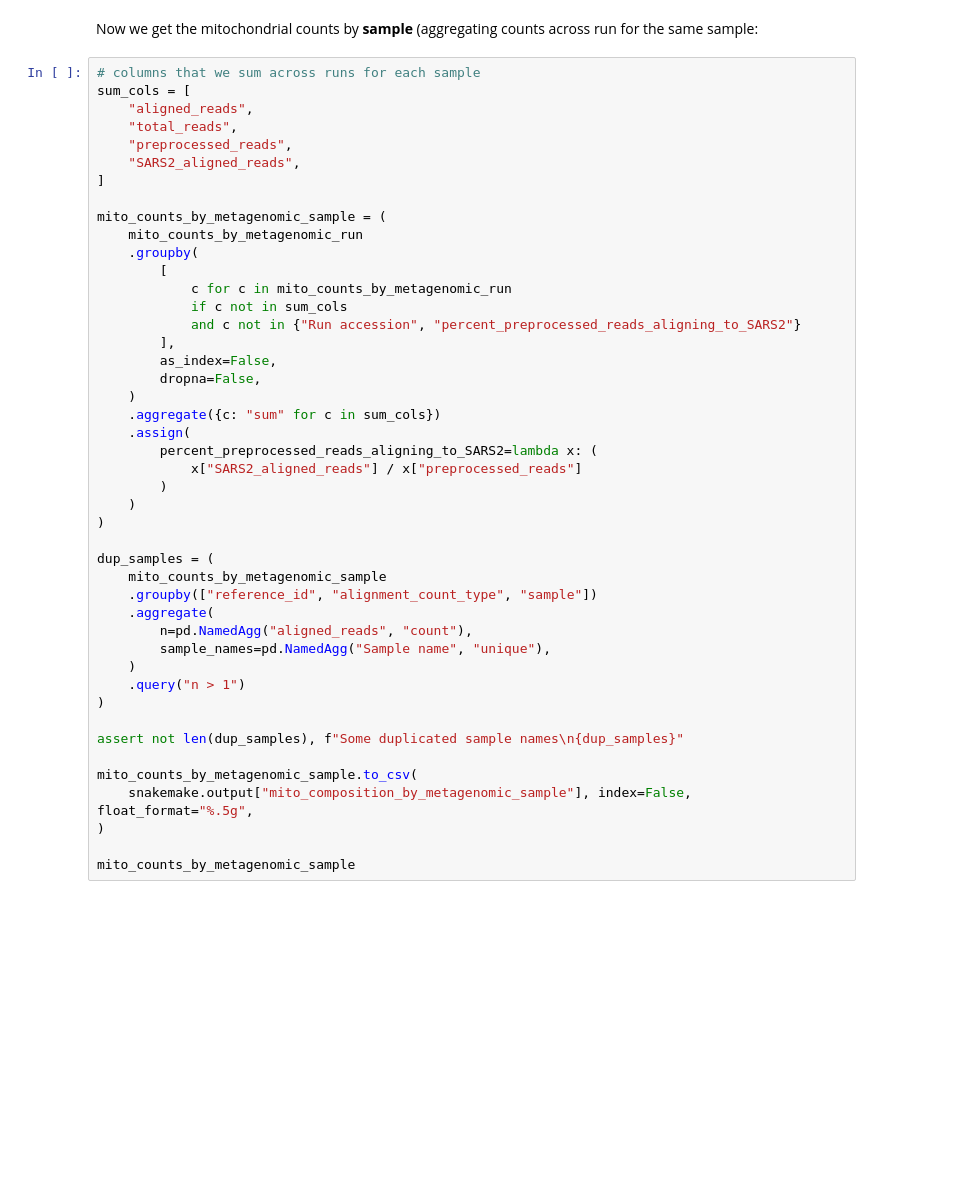
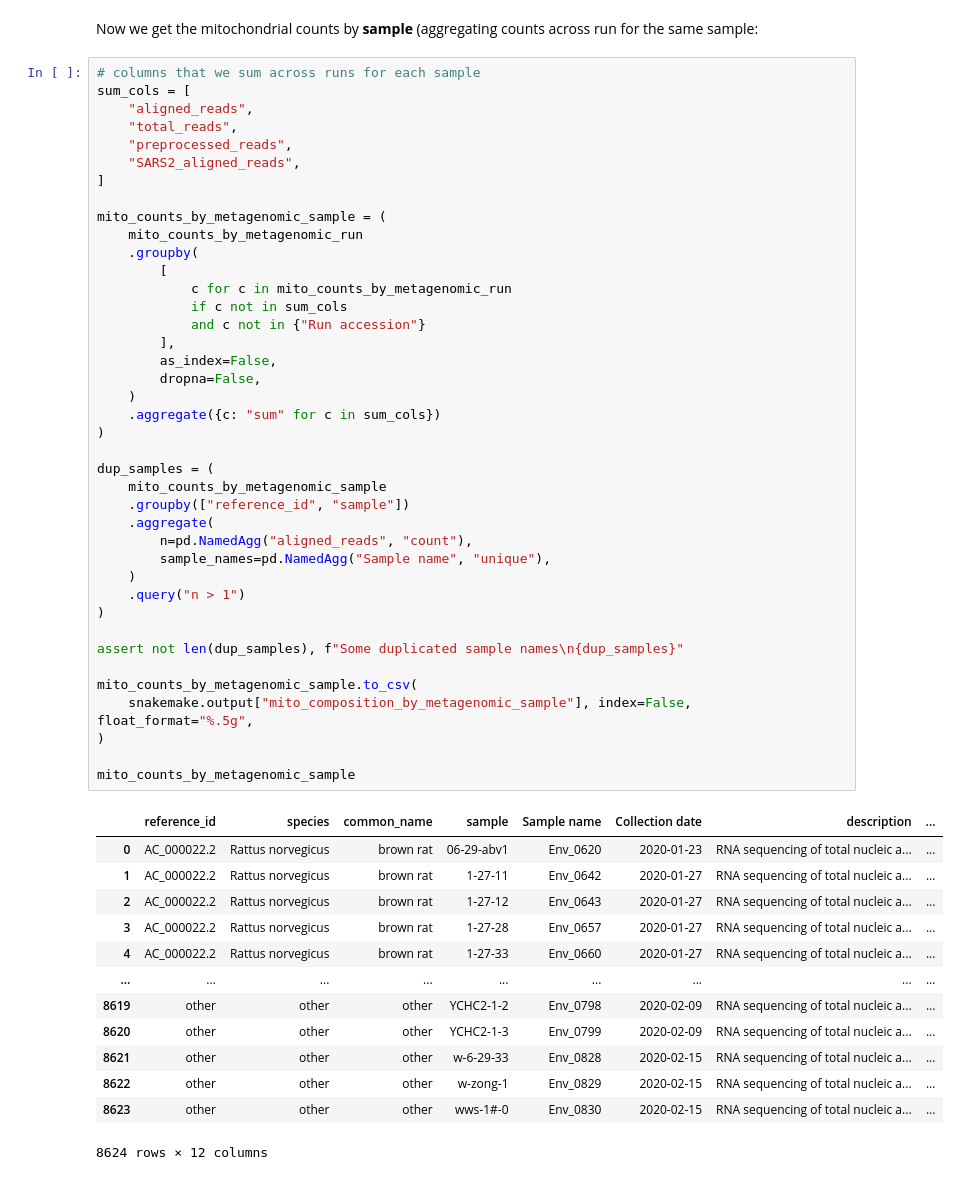
Before and after one commit to jbloom/Huanan_market_samples, a Jupyter notebook: notebooks/aggregate_all_counts.py.ipynb, the cells around one changed output. Drawn from its saved outputs; the diff is of its cells as text; blank space fills up the shorter version.

```diff
--- a/notebooks/aggregate_all_counts.py.ipynb
+++ b/notebooks/aggregate_all_counts.py.ipynb
@@ -330,37 +453,46 @@ sum_cols = [
 
 mito_counts_by_metagenomic_sample = (
     mito_counts_by_metagenomic_run
     .groupby(
         [
             c for c in mito_counts_by_metagenomic_run
             if c not in sum_cols
-            and c not in {"Run accession", "percent_preprocessed_reads_aligning_to_SARS2"}
+            and c not in {"Run accession"}
         ],
         as_index=False,
         dropna=False,
     )
     .aggregate({c: "sum" for c in sum_cols})
-    .assign(
-        percent_preprocessed_reads_aligning_to_SARS2=lambda x: (
-            x["SARS2_aligned_reads"] / x["preprocessed_reads"]
-        )
-    )
 )
 
 dup_samples = (
     mito_counts_by_metagenomic_sample
-    .groupby(["reference_id", "alignment_count_type", "sample"])
+    .groupby(["reference_id", "sample"])
     .aggregate(
         n=pd.NamedAgg("aligned_reads", "count"),
         sample_names=pd.NamedAgg("Sample name", "unique"),
     )
     .query("n > 1")
 )
 
 assert not len(dup_samples), f"Some duplicated sample names\n{dup_samples}"
 
 mito_counts_by_metagenomic_sample.to_csv(
     snakemake.output["mito_composition_by_metagenomic_sample"], index=False, float_format="%.5g",
 )
 
 mito_counts_by_metagenomic_sample
+# %% [output]
+|  | reference_id | species | common_name | sample | Sample name | Collection date | description | ... |
+| 0 | AC_000022.2 | Rattus norvegicus | brown rat | 06-29-abv1 | Env_0620 | 2020-01-23 | RNA sequencing of total nucleic a... | ... |
+| 1 | AC_000022.2 | Rattus norvegicus | brown rat | 1-27-11 | Env_0642 | 2020-01-27 | RNA sequencing of total nucleic a... | ... |
+| 2 | AC_000022.2 | Rattus norvegicus | brown rat | 1-27-12 | Env_0643 | 2020-01-27 | RNA sequencing of total nucleic a... | ... |
+| 3 | AC_000022.2 | Rattus norvegicus | brown rat | 1-27-28 | Env_0657 | 2020-01-27 | RNA sequencing of total nucleic a... | ... |
+| 4 | AC_000022.2 | Rattus norvegicus | brown rat | 1-27-33 | Env_0660 | 2020-01-27 | RNA sequencing of total nucleic a... | ... |
+| ... | ... | ... | ... | ... | ... | ... | ... | ... |
+| 8619 | other | other | other | YCHC2-1-2 | Env_0798 | 2020-02-09 | RNA sequencing of total nucleic a... | ... |
+| 8620 | other | other | other | YCHC2-1-3 | Env_0799 | 2020-02-09 | RNA sequencing of total nucleic a... | ... |
+| 8621 | other | other | other | w-6-29-33 | Env_0828 | 2020-02-15 | RNA sequencing of total nucleic a... | ... |
+| 8622 | other | other | other | w-zong-1 | Env_0829 | 2020-02-15 | RNA sequencing of total nucleic a... | ... |
+| 8623 | other | other | other | wws-1#-0 | Env_0830 | 2020-02-15 | RNA sequencing of total nucleic a... | ... |
+8624 rows × 12 columns
```
Also changed, not shown: parts of 12 cells of this notebook, 4 other files.
